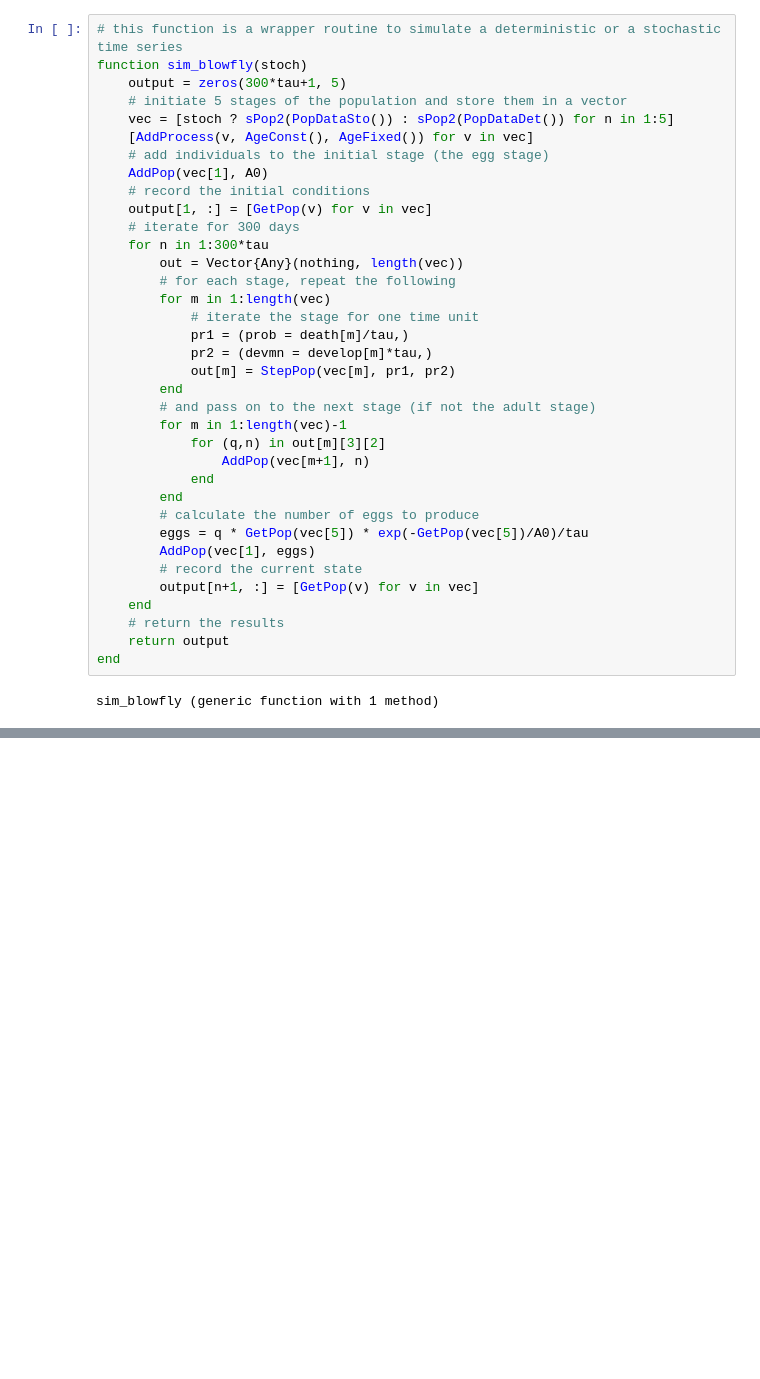
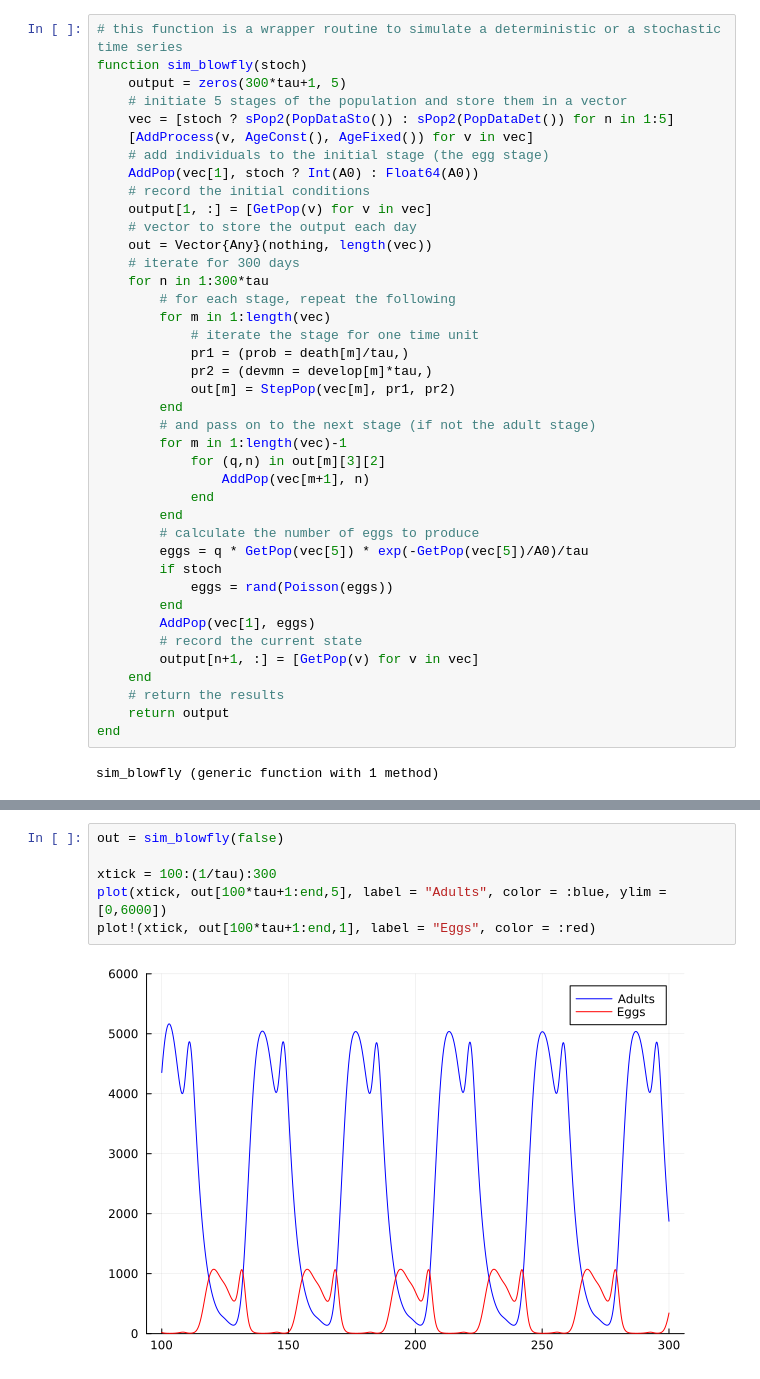
Before and after one commit to kerguler/Population.jl, a Jupyter notebook: docs/blowflies.ipynb, the cells around one changed output, grey strips where cells are left out. Cells and saved outputs as stored; diff of their text form; blank space fills up the shorter version.

```diff
--- a/docs/blowflies.ipynb
+++ b/docs/blowflies.ipynb
@@ -28,12 +57,13 @@ function sim_blowfly(stoch)
     vec = [stoch ? sPop2(PopDataSto()) : sPop2(PopDataDet()) for n in 1:5]
     [AddProcess(v, AgeConst(), AgeFixed()) for v in vec]
     # add individuals to the initial stage (the egg stage)
-    AddPop(vec[1], A0)
+    AddPop(vec[1], stoch ? Int(A0) : Float64(A0))
     # record the initial conditions
     output[1, :] = [GetPop(v) for v in vec]
+    # vector to store the output each day
+    out = Vector{Any}(nothing, length(vec))
     # iterate for 300 days
     for n in 1:300*tau
-        out = Vector{Any}(nothing, length(vec))
         # for each stage, repeat the following
         for m in 1:length(vec)
             # iterate the stage for one time unit
@@ -49,6 +79,9 @@ function sim_blowfly(stoch)
         end
         # calculate the number of eggs to produce
         eggs = q * GetPop(vec[5]) * exp(-GetPop(vec[5])/A0)/tau
+        if stoch
+            eggs = rand(Poisson(eggs))
+        end
         AddPop(vec[1], eggs)
         # record the current state
         output[n+1, :] = [GetPop(v) for v in vec]
@@ -63,0 +96,8 @@ plot((0:300*tau)/tau, out[:,5])
+# %%
+out = sim_blowfly(false)
+
+xtick = 100:(1/tau):300
+plot(xtick, out[100*tau+1:end,5], label = "Adults", color = :blue, ylim = [0,6000])
+plot!(xtick, out[100*tau+1:end,1], label = "Eggs", color = :red)
+# %% [output]
+[figure, added]
```
Also changed, not shown: parts of 7 cells of this notebook, 2 other files.
